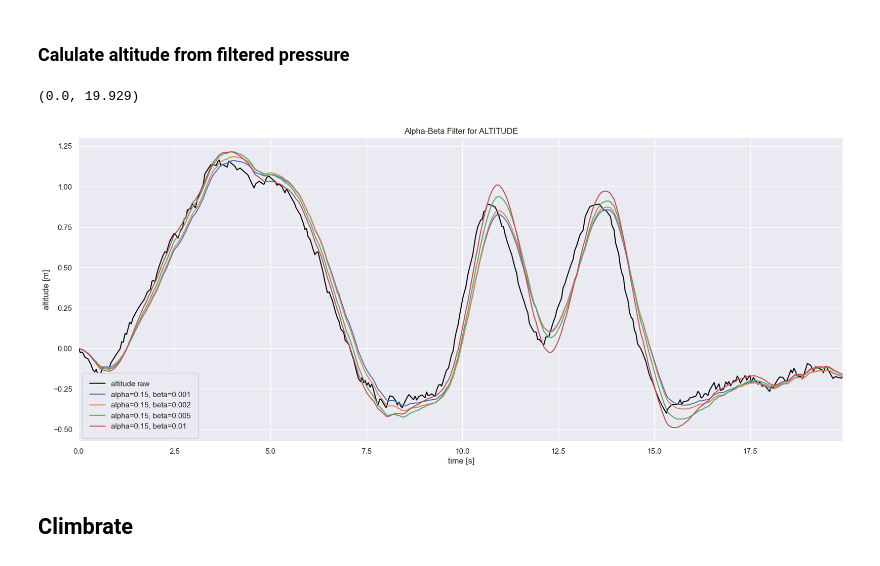
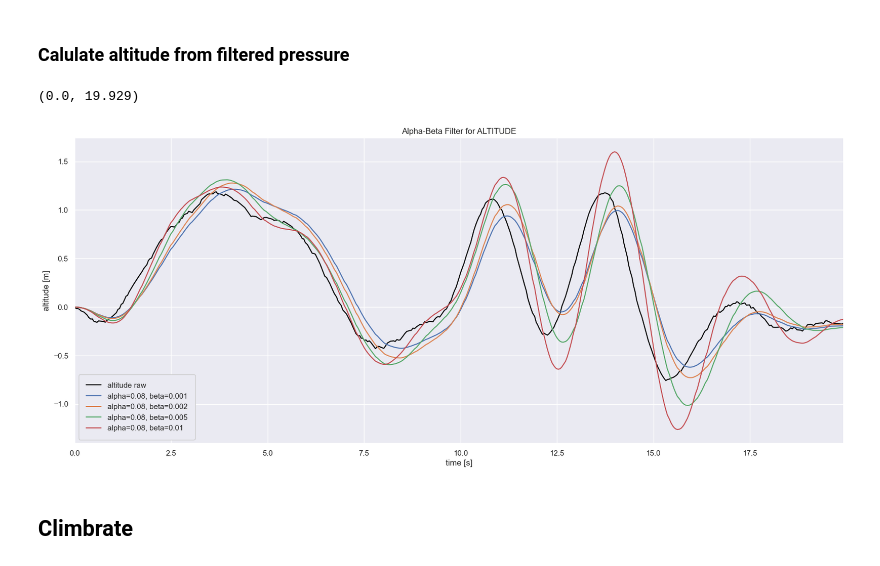
Before and after one commit to chiefenne/JETI_EX_BUS, a Jupyter notebook: signal_filter/Alpha_Beta_Filter.ipynb, the cells around one changed output. Drawn from its saved outputs; the diff is of its cells as text; code cells hidden in the pictures.

```diff
--- a/signal_filter/Alpha_Beta_Filter.ipynb
+++ b/signal_filter/Alpha_Beta_Filter.ipynb
@@ -97,8 +97,8 @@ label = 'pressure'
 unit = 'mbar'
 
 # filter design parameters
-alphas = [0.07, 0.07, 0.07, 0.07]
-betas = [0.01, 0.02, 0.04, 0.08]
+alphas = [0.05, 0.05, 0.05, 0.05]
+betas = [0.001, 0.004, 0.006, 0.008]
 
 # Initialize AlphaBetaFilter
 abf = [AlphaBetaFilter(initial_value=quantity[0], alpha=a, beta=b)
@@ -131,8 +131,8 @@ label = 'pressure'
 unit = 'mbar'
 
 # filter design parameters
-alphas = [0.08]
-betas = [0.003]
+alphas = [0.05]
+betas = [0.006]
 
 # Initialize AlphaBetaFilter
 abf = [AlphaBetaFilter(initial_value=quantity[0], alpha=a, beta=b)
@@ -184,34 +184,34 @@ altitude = altitude - altitude_0
 # %%
 # select measured quantity
 quantity = altitude
 label = 'altitude'
 unit = 'm'
 
 # filter design parameters
-alphas = [0.15, 0.15, 0.15, 0.15]
+alphas = [0.08, 0.08, 0.08, 0.08]
 betas = [0.001, 0.002, 0.005, 0.01]
 
 # Initialize AlphaBetaFilter
 abf = [AlphaBetaFilter(initial_value=quantity[0], alpha=a, beta=b) for a, b in zip(alphas, betas)]
 
 # Apply AlphaBetaFilter for alpha, beta variations
 filtered = [[abf[i].update(value) for value in quantity] for i in range(len(alphas))]
 
 # plot quantity
 plt.figure(figsize=(20, 8))
 # plot all variations
 plt.plot(time, quantity, label=f'{label} raw', color='black')
 for i, value in enumerate(filtered):
     plt.plot(time, value, label=f'alpha={alphas[i]}, beta={betas[i]}')
 plt.title(f'Alpha-Beta Filter for {label.upper()}')
 plt.xlabel('time [s]')
 plt.ylabel(f'{label} [{unit}]')
 plt.legend(loc='lower left', framealpha=1, borderpad=1)
 plt.xlim(0, time[-1])
 #plt.ylim(978.1, 978.4)
 # %% [output]
 (0.0, 19.929)
-[figure, old version]
+[figure, new version]
 # %% [markdown]
 ## Climbrate
 # %%
```
Also changed, not shown: parts of 3 cells of this notebook.
